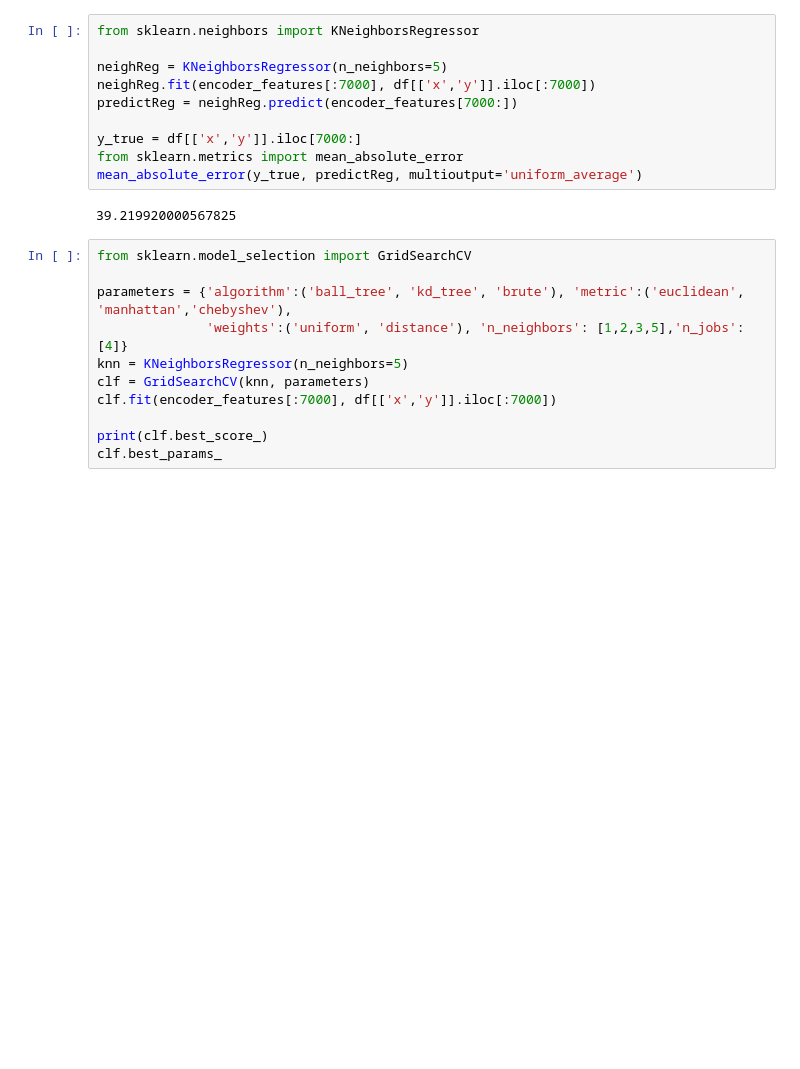
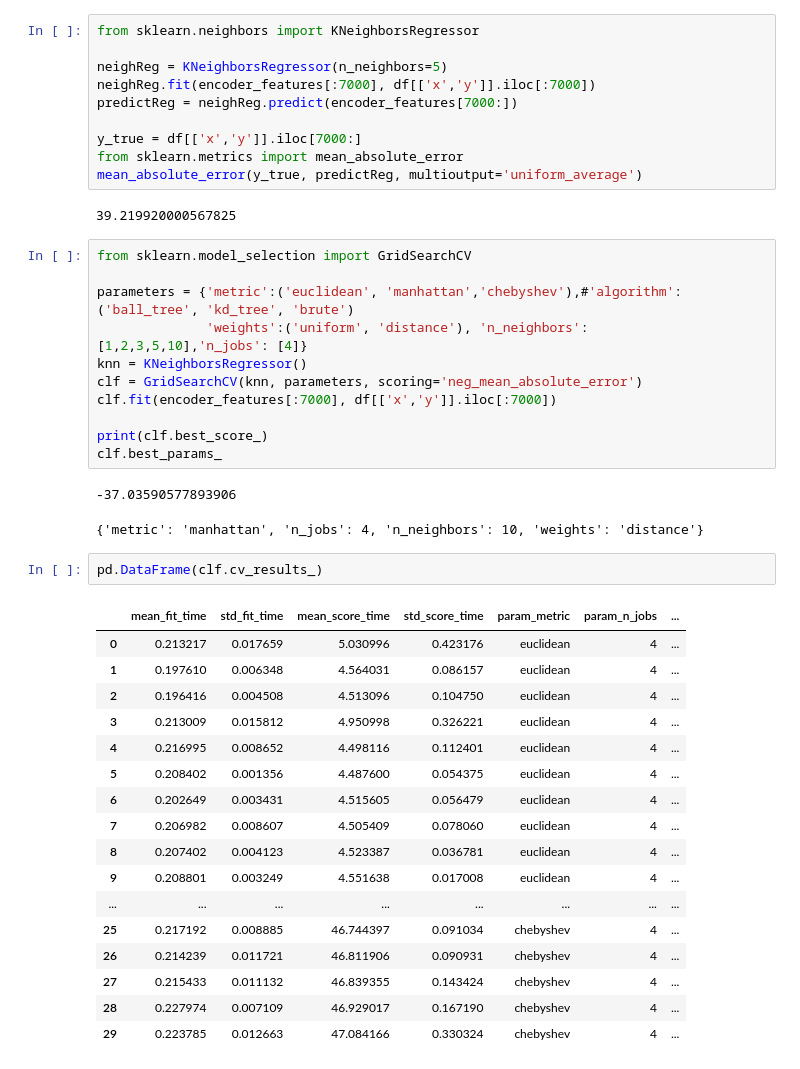
Before and after one commit to anankeman/CV-fineLocation, a Jupyter notebook: Image similarity.ipynb, the cells around one changed output. Drawn from its saved outputs; the diff is of its cells as text; blank space fills up the shorter version.

```diff
--- a/Image similarity.ipynb
+++ b/Image similarity.ipynb
@@ -256,11 +273,34 @@ mean_absolute_error(y_true, predictReg, multioutput='uniform_average')
 # %%
 from sklearn.model_selection import GridSearchCV
 
-parameters = {'algorithm':('ball_tree', 'kd_tree', 'brute'), 'metric':('euclidean', 'manhattan','chebyshev'),
-              'weights':('uniform', 'distance'), 'n_neighbors': [1,2,3,5],'n_jobs': [4]}
-knn = KNeighborsRegressor(n_neighbors=5)
-clf = GridSearchCV(knn, parameters)
+parameters = {'metric':('euclidean', 'manhattan','chebyshev'),#'algorithm':('ball_tree', 'kd_tree', 'brute')
+              'weights':('uniform', 'distance'), 'n_neighbors': [1,2,3,5,10],'n_jobs': [4]}
+knn = KNeighborsRegressor()
+clf = GridSearchCV(knn, parameters, scoring='neg_mean_absolute_error')
 clf.fit(encoder_features[:7000], df[['x','y']].iloc[:7000])
 
 print(clf.best_score_)
 clf.best_params_
+# %% [output]
+-37.03590577893906
+{'metric': 'manhattan', 'n_jobs': 4, 'n_neighbors': 10, 'weights': 'distance'}
+# %%
+pd.DataFrame(clf.cv_results_)
+# %% [output]
+|  | mean_fit_time | std_fit_time | mean_score_time | std_score_time | param_metric | param_n_jobs | ... |
+| 0 | 0.213217 | 0.017659 | 5.030996 | 0.423176 | euclidean | 4 | ... |
+| 1 | 0.197610 | 0.006348 | 4.564031 | 0.086157 | euclidean | 4 | ... |
+| 2 | 0.196416 | 0.004508 | 4.513096 | 0.104750 | euclidean | 4 | ... |
+| 3 | 0.213009 | 0.015812 | 4.950998 | 0.326221 | euclidean | 4 | ... |
+| 4 | 0.216995 | 0.008652 | 4.498116 | 0.112401 | euclidean | 4 | ... |
+| 5 | 0.208402 | 0.001356 | 4.487600 | 0.054375 | euclidean | 4 | ... |
+| 6 | 0.202649 | 0.003431 | 4.515605 | 0.056479 | euclidean | 4 | ... |
+| 7 | 0.206982 | 0.008607 | 4.505409 | 0.078060 | euclidean | 4 | ... |
+| 8 | 0.207402 | 0.004123 | 4.523387 | 0.036781 | euclidean | 4 | ... |
+| 9 | 0.208801 | 0.003249 | 4.551638 | 0.017008 | euclidean | 4 | ... |
+| ... | ... | ... | ... | ... | ... | ... | ... |
+| 25 | 0.217192 | 0.008885 | 46.744397 | 0.091034 | chebyshev | 4 | ... |
+| 26 | 0.214239 | 0.011721 | 46.811906 | 0.090931 | chebyshev | 4 | ... |
+| 27 | 0.215433 | 0.011132 | 46.839355 | 0.143424 | chebyshev | 4 | ... |
+| 28 | 0.227974 | 0.007109 | 46.929017 | 0.167190 | chebyshev | 4 | ... |
+| 29 | 0.223785 | 0.012663 | 47.084166 | 0.330324 | chebyshev | 4 | ... |
```
Also changed, not shown: parts of 30 cells of this notebook, 1 other file.
